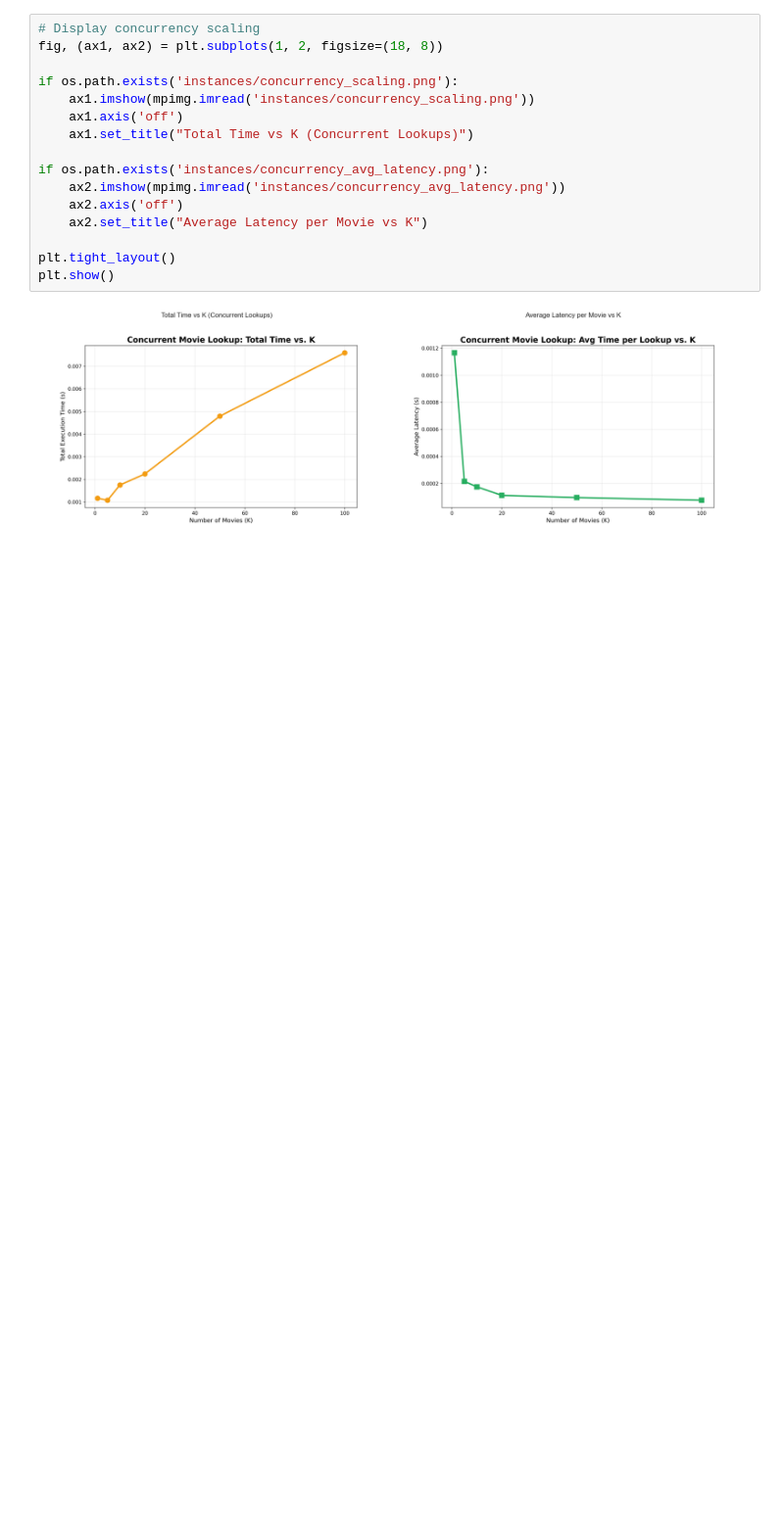
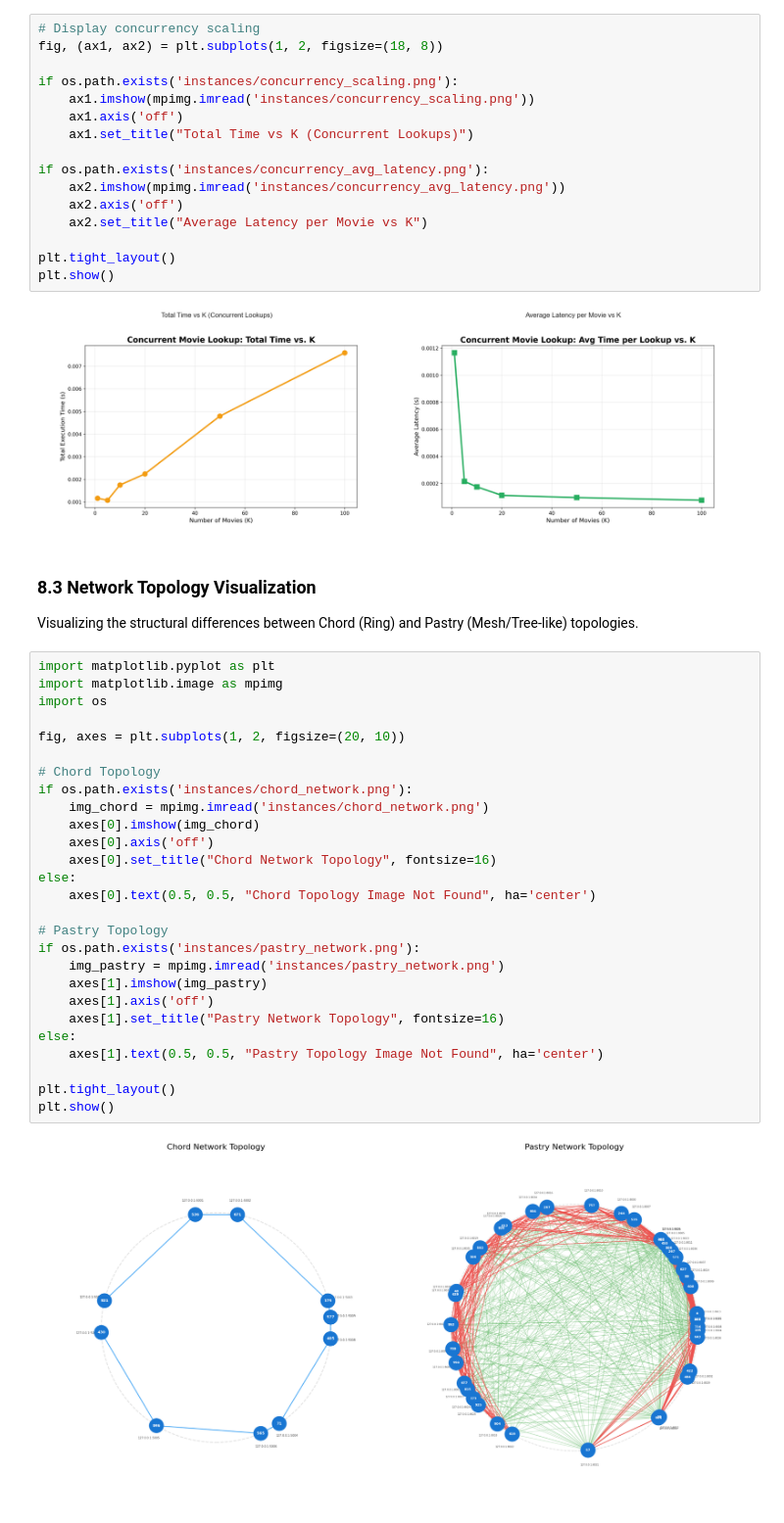
Before and after one commit to AggelosVer/Texnologies-Apokentrwmenwn-Dedomenwn, a Jupyter notebook: analysis_notebook.ipynb, the cells around one changed output. Shown at 98% size. Drawn from its saved outputs; the diff is of its cells as text; blank space fills up the shorter version.

```diff
--- a/analysis_notebook.ipynb
+++ b/analysis_notebook.ipynb
@@ -486,3 +486,35 @@ plt.tight_layout()
 plt.show()
 # %% [output]
 [figure]
+# %% [markdown]
+### 8.3 Network Topology Visualization
+Visualizing the structural differences between Chord (Ring) and Pastry (Mesh/Tree-like) topologies.
+# %%
+import matplotlib.pyplot as plt
+import matplotlib.image as mpimg
+import os
+
+fig, axes = plt.subplots(1, 2, figsize=(20, 10))
+
+# Chord Topology
+if os.path.exists('instances/chord_network.png'):
+    img_chord = mpimg.imread('instances/chord_network.png')
+    axes[0].imshow(img_chord)
+    axes[0].axis('off')
+    axes[0].set_title("Chord Network Topology", fontsize=16)
+else:
+    axes[0].text(0.5, 0.5, "Chord Topology Image Not Found", ha='center')
+
+# Pastry Topology
+if os.path.exists('instances/pastry_network.png'):
+    img_pastry = mpimg.imread('instances/pastry_network.png')
+    axes[1].imshow(img_pastry)
+    axes[1].axis('off')
+    axes[1].set_title("Pastry Network Topology", fontsize=16)
+else:
+    axes[1].text(0.5, 0.5, "Pastry Topology Image Not Found", ha='center')
+
+plt.tight_layout()
+plt.show()
+# %% [output]
+[figure, added]
```
Also changed, not shown: parts of 2 cells of this notebook, 7 other files.
